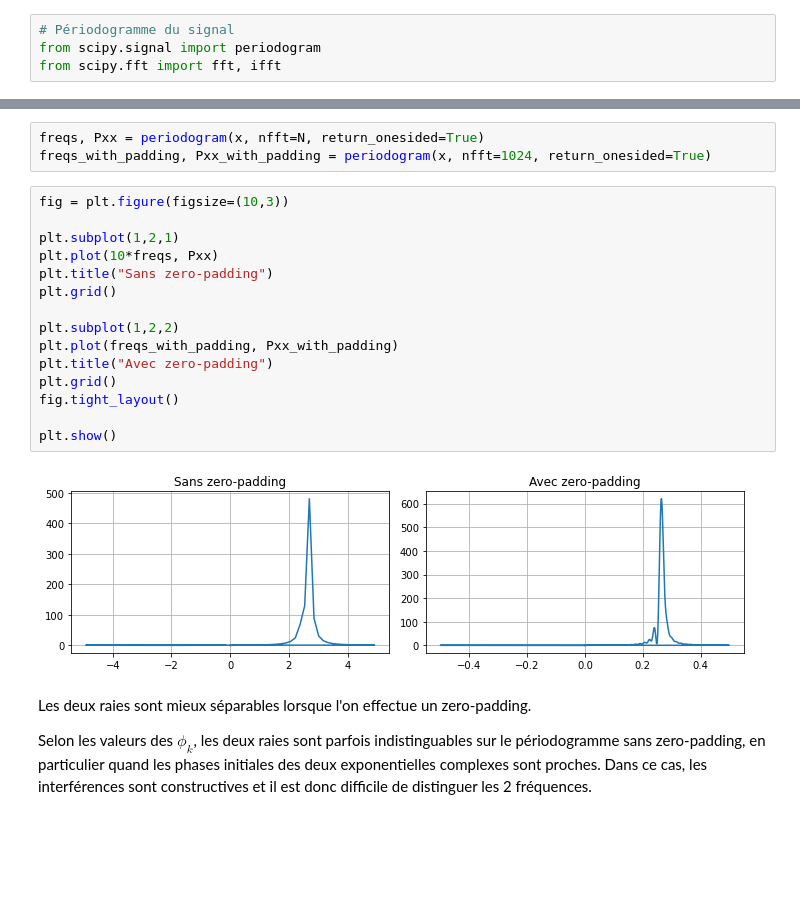
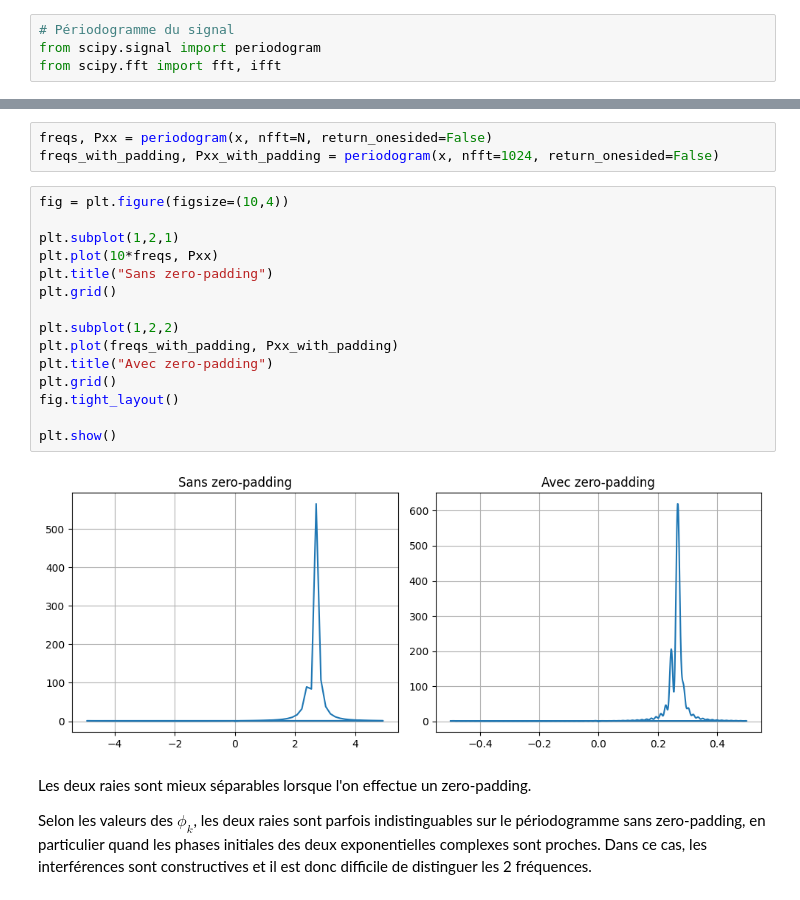
Before and after one commit to ovistetom/atiam_tsm_haute_resolution, a Jupyter notebook: template-TP-HR.ipynb, the cells around one changed output, grey strips where cells are left out. Cells and saved outputs as stored; diff of their text form; blank space fills up the shorter version.

```diff
--- a/template-TP-HR.ipynb
+++ b/template-TP-HR.ipynb
@@ -184,23 +180,23 @@ plt.tight_layout()
 # %%
-freqs, Pxx = periodogram(x, nfft=N, return_onesided=True)
-freqs_with_padding, Pxx_with_padding = periodogram(x, nfft=1024, return_onesided=True)
+freqs, Pxx = periodogram(x, nfft=N, return_onesided=False)
+freqs_with_padding, Pxx_with_padding = periodogram(x, nfft=1024, return_onesided=False)
 # %%
-fig = plt.figure(figsize=(10,3))
+fig = plt.figure(figsize=(10,4))
 
 plt.subplot(1,2,1)
 plt.plot(10*freqs, Pxx)
 plt.title("Sans zero-padding")
 plt.grid()
 
 plt.subplot(1,2,2)
 plt.plot(freqs_with_padding, Pxx_with_padding)
 plt.title("Avec zero-padding")
 plt.grid()
 fig.tight_layout()
 
 plt.show()
 # %% [output]
-[figure, old version]
+[figure, new version]
 # %% [markdown]
 Les deux raies sont mieux séparables lorsque l'on effectue un zero-padding.
 
```
Also changed, not shown: parts of 40 cells of this notebook, 1 other file.
